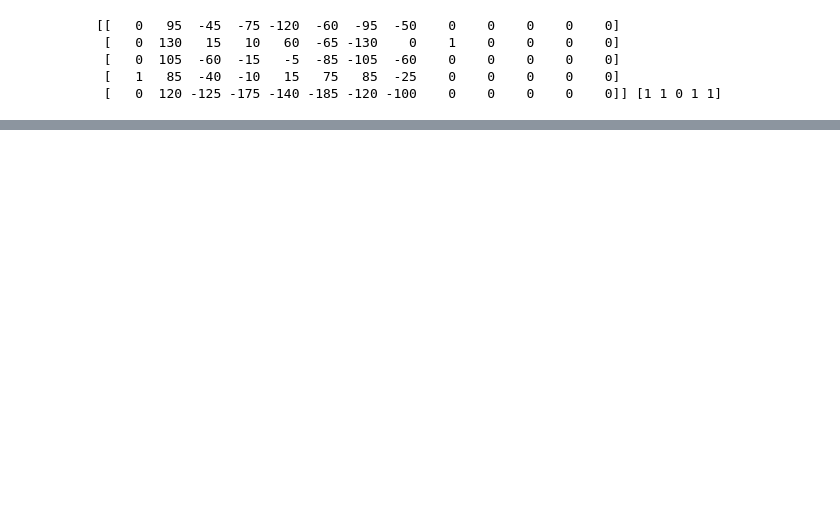
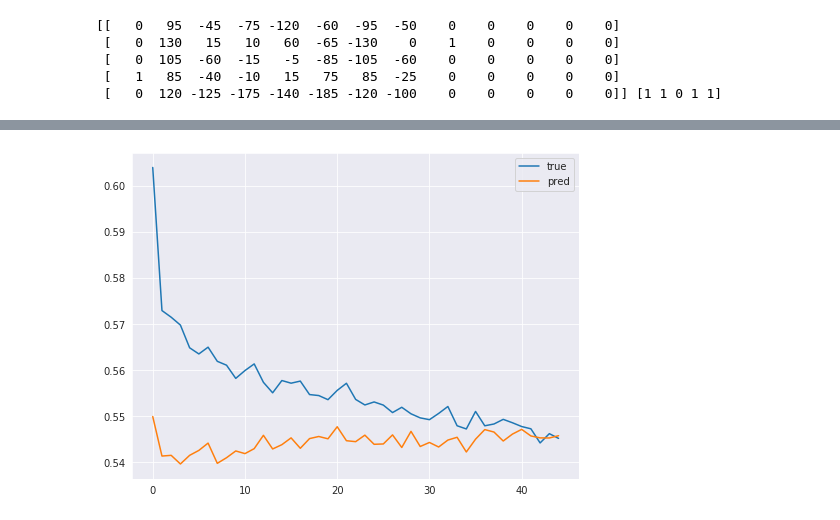
Before and after one commit to omkarudawant/Stock-movement-prediction, a Jupyter notebook: Stock Price Prediction.ipynb, the cells around one changed output, grey strips where cells are left out. Cells and saved outputs as stored; diff of their text form; code cells hidden in the pictures; blank space fills up the shorter version.

```diff
--- a/Stock Price Prediction.ipynb
+++ b/Stock Price Prediction.ipynb
@@ -136,0 +139,5 @@ Decision Tree: 0.6756993006993007
+# %%
+xgb_model = XGBClassifier()
+xgb_model.fit(X_train, y_train)
+acc = xgb_model.score(X_test, y_test)
+print(f'Accuracy: {acc}')
@@ -161,8 +153,0 @@ _________________________________________________________________
-# %%
-y_train_dummy = to_categorical(y_train)
-y_test_dummy = to_categorical(y_test)
-
-mlp.fit(X_train,
-        y_train_dummy,
-        epochs=500,
-        verbose=0)
@@ -172,0 +173,19 @@ Use tf.cast instead.
+# %%
+try:
+    if model:
+        del model
+except NameError:
+    pass
+
+model = Sequential()
+model.add(Dense(50, activation='relu', input_shape=(13,)))
+model.add(Dropout(0.2))
+model.add(Dense(100, activation='relu'))
+model.add(Dropout(0.2))
+model.add(Dense(2, activation='softmax'))
+
+model.summary()
+
+model.compile(loss='categorical_crossentropy',
+              optimizer=optimizers.nadam(),
+              metrics=['accuracy'])
@@ -172,0 +211,14 @@ Use tf.cast instead.
+# %%
+history = model.fit(x_train, y_train,
+                    batch_size=batch_size,
+                    epochs=45,
+                    verbose=0,
+                    validation_data=(x_test, y_test))
+# %%
+plt.figure(figsize=(8, 6))
+plt.plot(history.history['loss'], label='true')
+plt.plot(history.history['val_loss'], label='pred')
+plt.legend(loc='best')
+plt.show()
+# %% [output]
+[figure, added]
```
Also changed, not shown: parts of 11 cells of this notebook.
